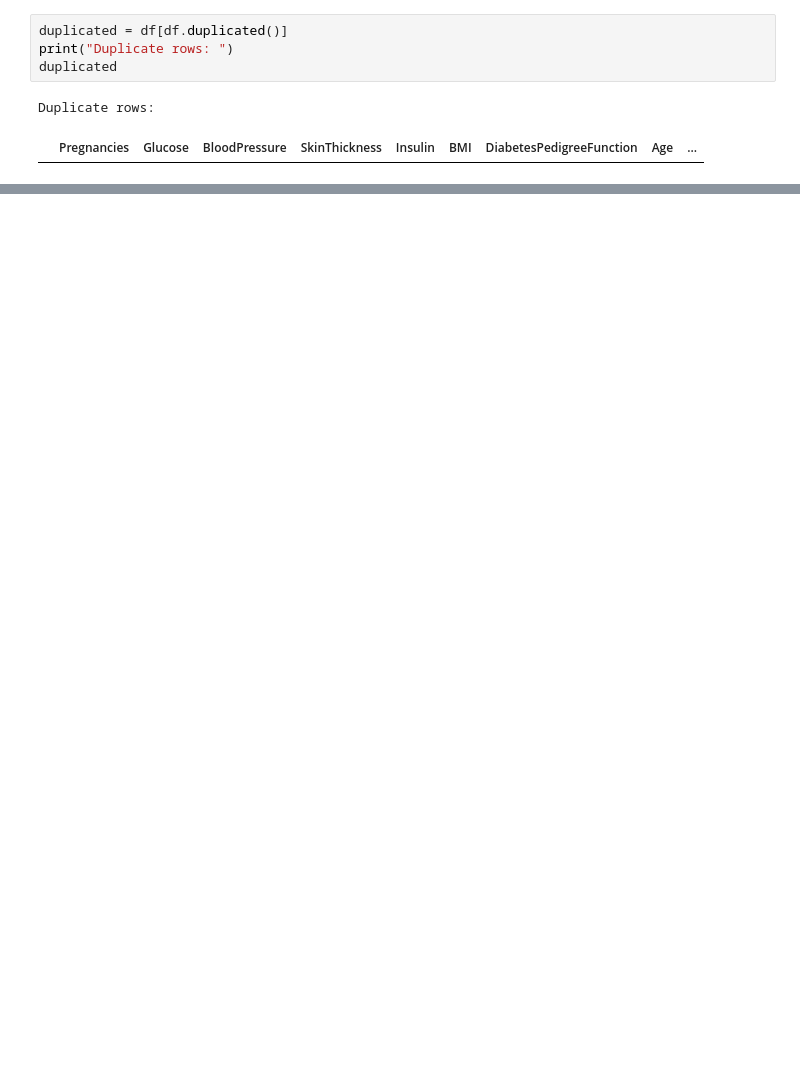
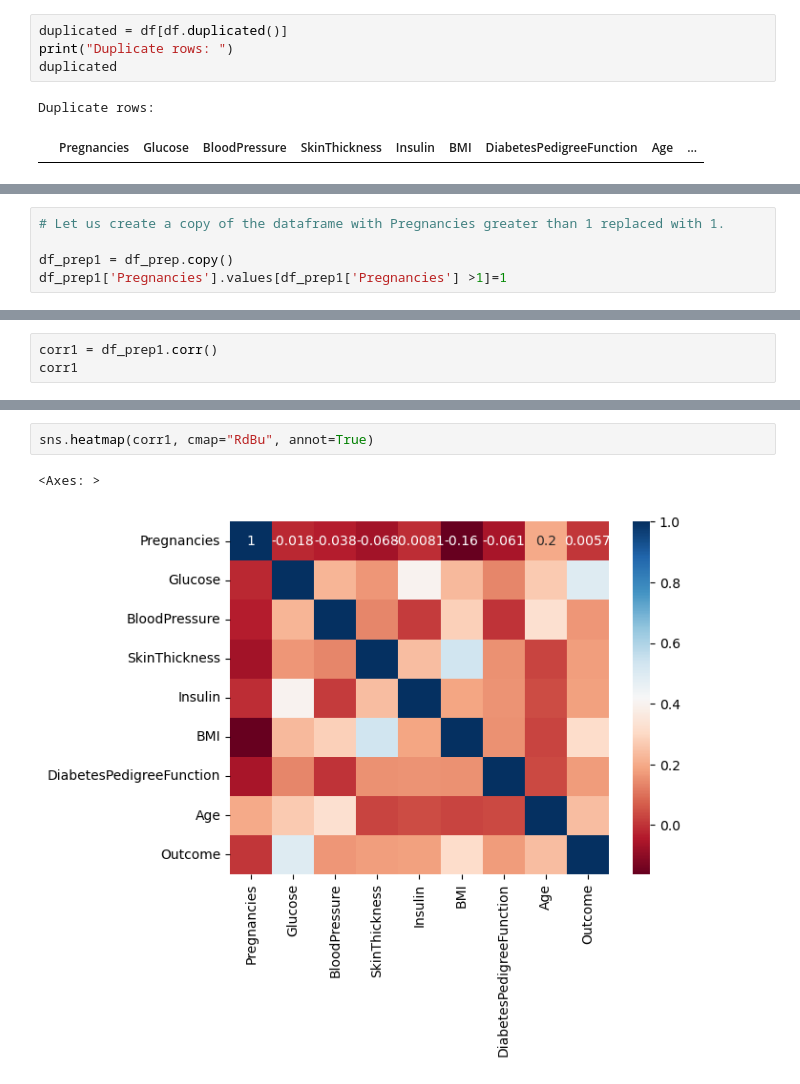
Before and after one commit to kralfafara/Diabetes-Prediction-Analysis, a Jupyter notebook: Diabetes-Prediction-Analysis.ipynb, the cells around one changed output, grey strips where cells are left out. Drawn from its saved outputs; the diff is of its cells as text; blank space fills up the shorter version.

```diff
--- a/Diabetes-Prediction-Analysis.ipynb
+++ b/Diabetes-Prediction-Analysis.ipynb
@@ -326,0 +104,5 @@ Kolmogorov-Smirnov Test: statistic=0.9856770833333334, p-value=0.0
+# %%
+# Let us create a copy of the dataframe with Pregnancies greater than 1 replaced with 1.
+
+df_prep1 = df_prep.copy()
+df_prep1['Pregnancies'].values[df_prep1['Pregnancies'] >1]=1
@@ -326,0 +156,3 @@ Kolmogorov-Smirnov Test: statistic=0.9856770833333334, p-value=0.0
+# %%
+corr1 = df_prep1.corr()
+corr1
@@ -326,0 +170,5 @@ Kolmogorov-Smirnov Test: statistic=0.9856770833333334, p-value=0.0
+# %%
+sns.heatmap(corr1, cmap="RdBu", annot=True)
+# %% [output]
+<Axes: >
+[figure, added]
```
Also changed, not shown: parts of 60 cells of this notebook.
